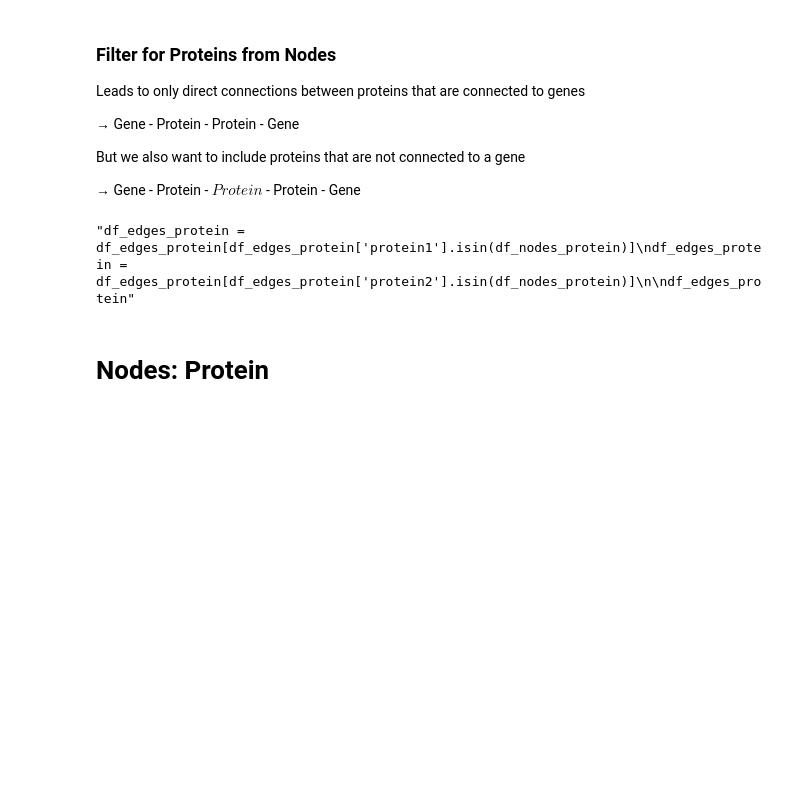
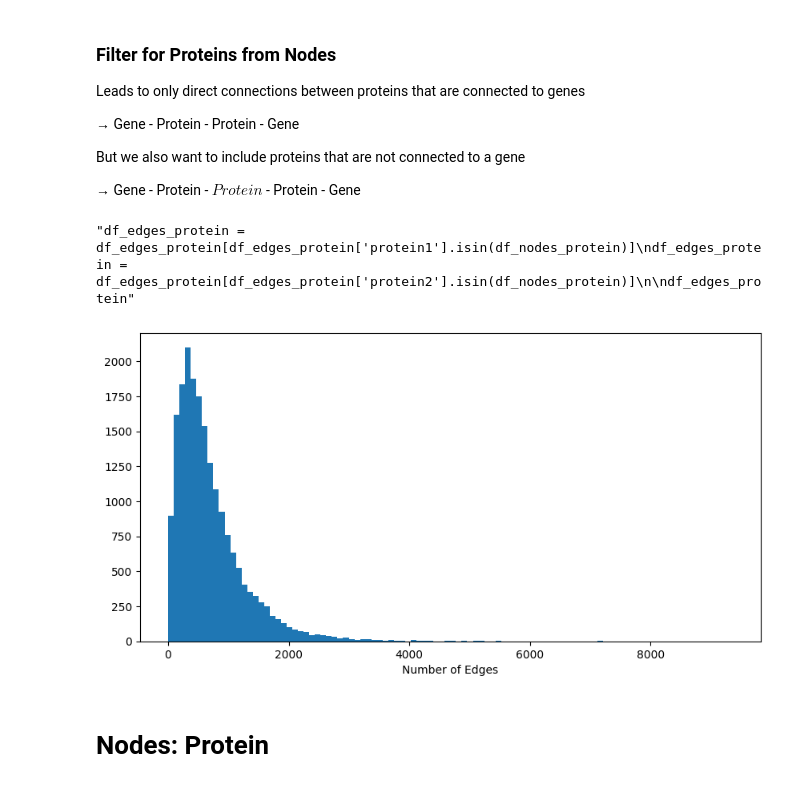
Before and after one commit to SiBergmann/gene_activity_in_lung_cancer, a Jupyter notebook: code/nodes_and_edges.ipynb, the cells around one changed output. Drawn from its saved outputs; the diff is of its cells as text; code cells hidden in the pictures; blank space fills up the shorter version.

```diff
--- a/code/nodes_and_edges.ipynb
+++ b/code/nodes_and_edges.ipynb
@@ -75,6 +84,19 @@ df_edges_protein = df_edges_protein[df_edges_protein['protein2'].isin(df_nodes_p
 df_edges_protein"""
 # %% [output]
 "df_edges_protein = df_edges_protein[df_edges_protein['protein1'].isin(df_nodes_protein)]\ndf_edges_protein = df_edges_protein[df_edges_protein['protein2'].isin(df_nodes_protein)]\n\ndf_edges_protein"
+# %%
+# number of edges per gene
+import matplotlib.pyplot as plt
+edge_per_gene = df_edges_protein.groupby('left Protein ID').count().sort_values('right Protein ID', ascending=False)
+
+# hist plot
+plt.figure(figsize=(10, 5))
+plt.hist(edge_per_gene['right Protein ID'], bins=100)
+plt.xlabel('Number of Edges')
+
+plt.show()
+# %% [output]
+[figure, added]
 # %% [markdown]
 # Nodes: Protein
 # %%
```
Also changed, not shown: parts of 2 cells of this notebook, 5 other files.
